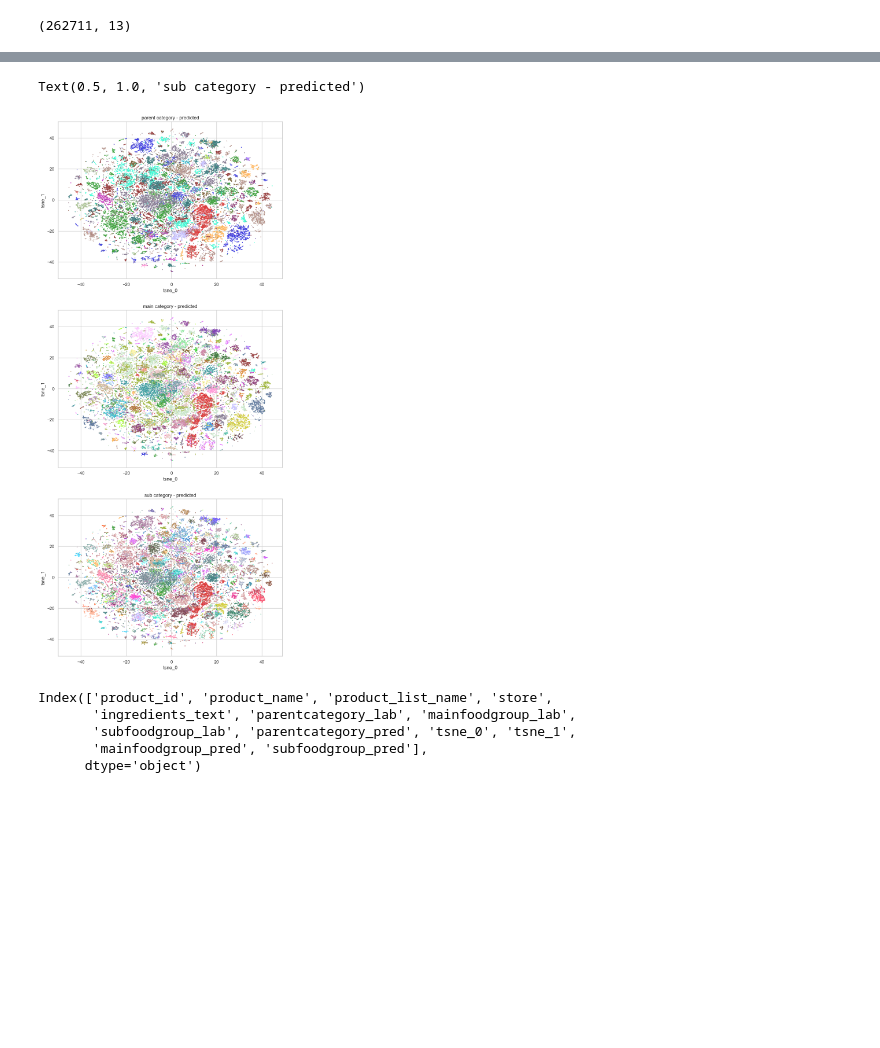
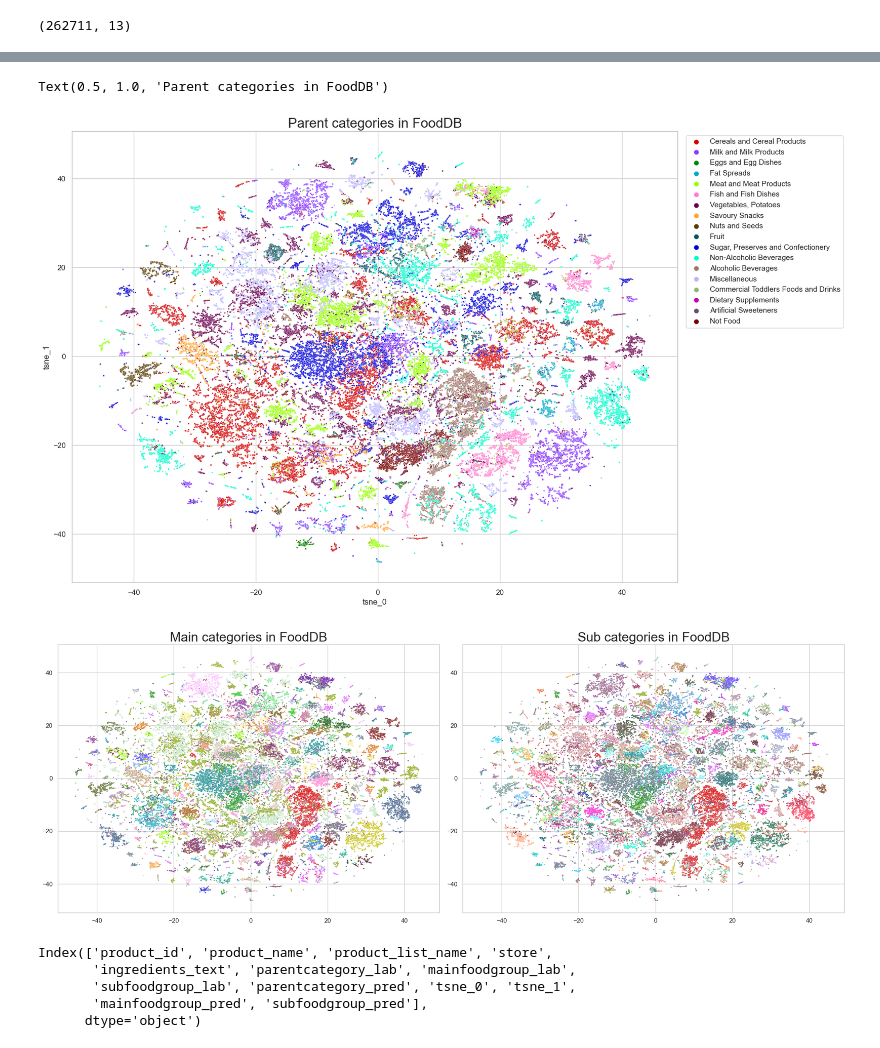
Before and after one commit to shrutijain90/food_product_impacts, a Jupyter notebook: product_impacts/product_cat/all_preds.ipynb, the cells around one changed output, grey strips where cells are left out. Saved outputs shown, nothing was run; the diff lists cells and outputs as text; code cells hidden in the pictures; blank space fills up the shorter version.

```diff
--- a/product_impacts/product_cat/all_preds.ipynb
+++ b/product_impacts/product_cat/all_preds.ipynb
@@ -112,45 +112,62 @@ Other fruit not canned                                            5177
 Soft margarine not polyunsaturated                                  31
 Low fat spread not polyunsaturated                                  19
 Name: subfoodgroup_pred, dtype: int64
+# %%
+sns.set_style('whitegrid')
+plt.figure(figsize=(16,12))
+sns.scatterplot(
+    x=all_preds['tsne_0'], y=all_preds['tsne_1'],
+    hue=all_preds['parentcategory_pred'],
+    hue_order=['Cereals and Cereal Products', 'Milk and Milk Products',
+               'Eggs and Egg Dishes', 'Fat Spreads', 'Meat and Meat Products',
+               'Fish and Fish Dishes', 'Vegetables, Potatoes',
+               'Savoury Snacks', 'Nuts and Seeds', 'Fruit',
+               'Sugar, Preserves and Confectionery',
+               'Non-Alcoholic Beverages', 'Alcoholic Beverages',
+               'Miscellaneous', 'Commercial Toddlers Foods and Drinks',
+               'Dietary Supplements', 'Artificial Sweeteners', 'Not Food'],
+    palette=sns.color_palette(cc.glasbey, n_colors=18),
+    s=3
+)
+plt.legend(bbox_to_anchor=(1.28, 1), loc='upper right')
+plt.title('Parent categories in FoodDB', fontsize=20)
+# %% [output]
+Text(0.5, 1.0, 'Parent categories in FoodDB')
+[figure, added]
 # %%
 sns.set_style('whitegrid')
-figure, axes = plt.subplots(3, 1, figsize=(10, 24))
-
-sns.scatterplot(
-    data=all_preds,
-    x='tsne_0', y='tsne_1',
-    hue='parentcategory_pred',
-    palette=sns.color_palette(cc.glasbey, n_colors=all_preds['parentcategory_pred'].nunique()),
-    legend=False,
-    alpha=0.5,
-    ax = axes[0],
-    s=2
-).set_title('parent category - predicted')
+figure, axes = plt.subplots(1,2, figsize=(20, 7.5))
 
 sns.scatterplot(
     data=all_preds,
     x='tsne_0', y='tsne_1',
     hue='mainfoodgroup_pred',
     palette=sns.color_palette(cc.glasbey, n_colors=all_preds['mainfoodgroup_pred'].nunique()),
     legend=False,
-    alpha=0.5,
-    ax = axes[1],
+    # alpha=0.5,
+    ax = axes[0],
     s=2
-).set_title('main category - predicted')
+).set_title('Main categories in FoodDB', fontsize=23)
 
 sns.scatterplot(
     data=all_preds,
     x='tsne_0', y='tsne_1',
     hue='subfoodgroup_pred',
     palette=sns.color_palette(cc.glasbey, n_colors=all_preds['subfoodgroup_pred'].nunique()),
     legend=False,
-    alpha=0.5,
-    ax = axes[2],
+    # alpha=0.5,
+    ax = axes[1],
     s=2
-).set_title('sub category - predicted')
+).set_title('Sub categories in FoodDB', fontsize=23)
+
+
+for ax in axes:
+    ax.set(xlabel=None)
+    ax.set(ylabel=None)
+
+plt.tight_layout()
 # %% [output]
-Text(0.5, 1.0, 'sub category - predicted')
-[figure, old version]
+[figure, new version]
 # %%
 all_preds.columns
 # %% [output]
```
Also changed, not shown: 7 other files.
